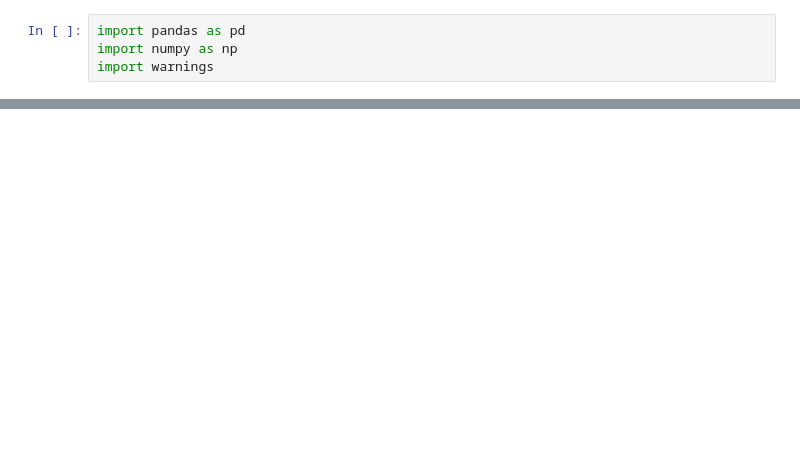
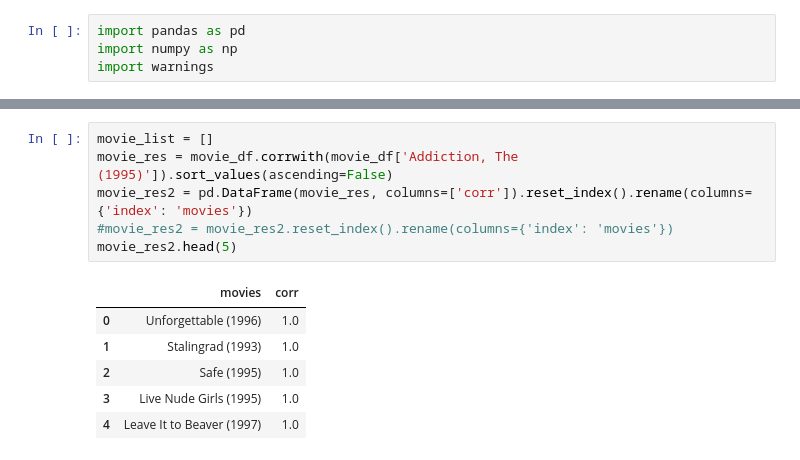
Before and after one commit to addy-bhatkal/addy-bhatkal-portfolio, a Jupyter notebook: To Play around Movie reccomendation 3 - Copy.ipynb, the cells around one changed output, grey strips where cells are left out. Cells and saved outputs as stored; diff of their text form; blank space fills up the shorter version.

```diff
--- a/To Play around Movie reccomendation 3 - Copy.ipynb
+++ b/To Play around Movie reccomendation 3 - Copy.ipynb
@@ -101,0 +105,13 @@ movierecom_ML('Zeus and Roxanne (1997)')
+# %%
+movie_list = []
+movie_res = movie_df.corrwith(movie_df['Addiction, The (1995)']).sort_values(ascending=False)
+movie_res2 = pd.DataFrame(movie_res, columns=['corr']).reset_index().rename(columns={'index': 'movies'})
+#movie_res2 = movie_res2.reset_index().rename(columns={'index': 'movies'})
+movie_res2.head(5)
+# %% [output]
+|  | movies | corr |
+| 0 | Unforgettable (1996) | 1.0 |
+| 1 | Stalingrad (1993) | 1.0 |
+| 2 | Safe (1995) | 1.0 |
+| 3 | Live Nude Girls (1995) | 1.0 |
+| 4 | Leave It to Beaver (1997) | 1.0 |
```
Also changed, not shown: parts of 17 cells of this notebook, 27 other files.
